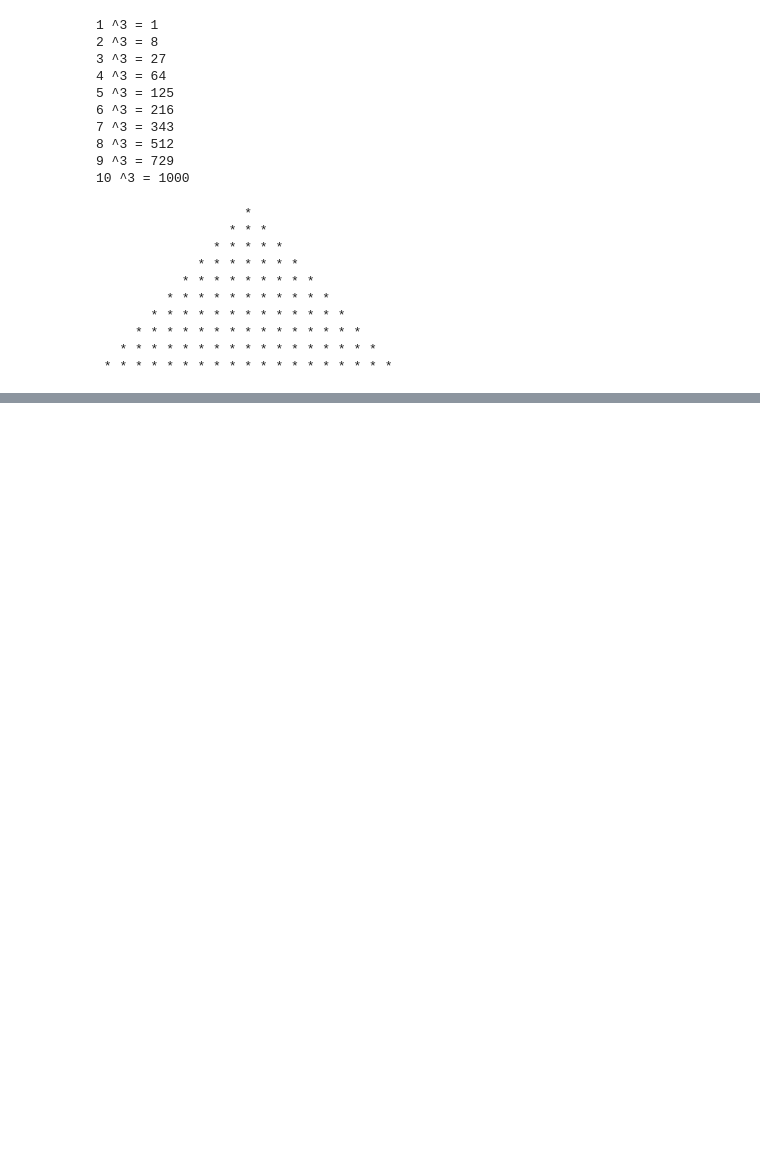
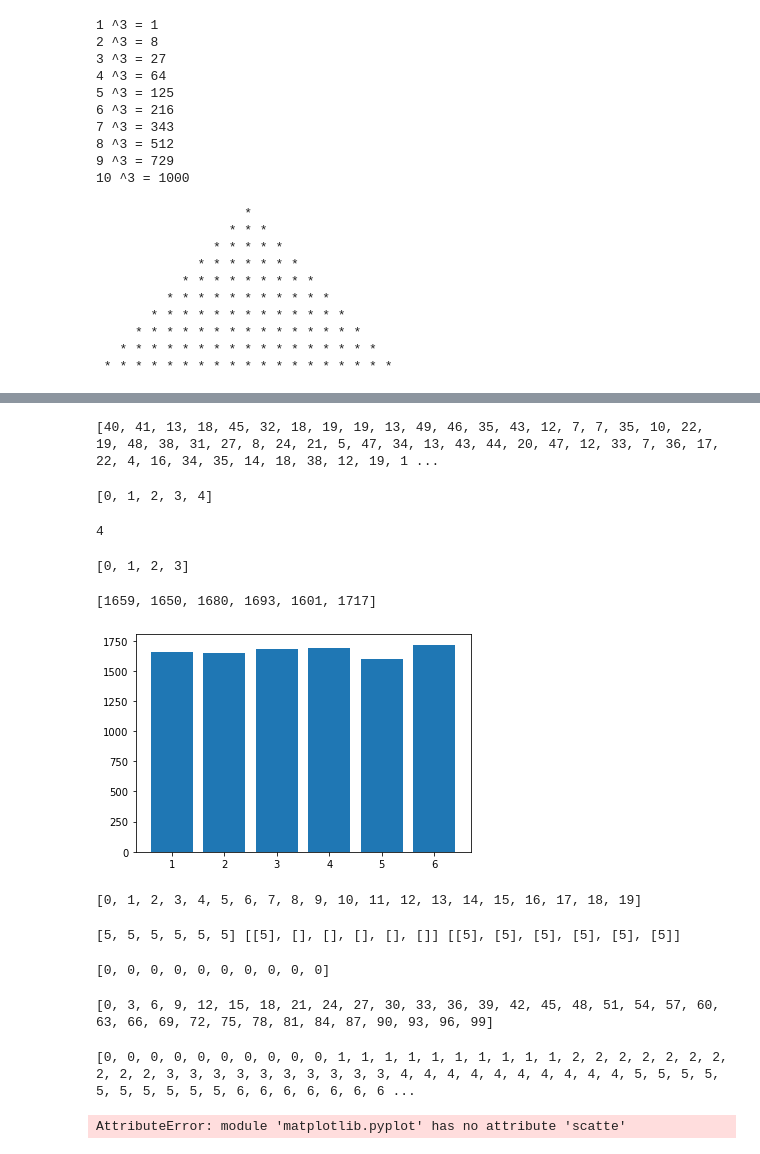
Before and after one commit to cashincai/CX-s-python-world, a Jupyter notebook: try.ipynb, the cells around one changed output, grey strips where cells are left out. Saved outputs shown, nothing was run; the diff lists cells and outputs as text; code cells hidden in the pictures; blank space fills up the shorter version.

```diff
--- a/try.ipynb
+++ b/try.ipynb
@@ -335,0 +532,23 @@ for i in range(1, 10):
+# %%
+import random
+
+
+a = [None] * 100
+for x in range(100):
+    a[x] = random.randint(0,50)
+print(a)
+# %% [output]
+[40, 41, 13, 18, 45, 32, 18, 19, 19, 13, 49, 46, 35, 43, 12, 7, 7, 35, 10, 22, 19, 48, 38, 31, 27, 8, 24, 21, 5, 47, 34, 13, 43, 44, 20, 47, 12, 33, 7, 36, 17, 22, 4, 16, 34, 35, 14, 18, 38, 12, 19, 1 ...
+# %%
+a = list(range(5))
+a
+# %% [output]
+[0, 1, 2, 3, 4]
+# %%
+a.pop()
+# %% [output]
+4
+# %%
+a
+# %% [output]
+[0, 1, 2, 3]
@@ -335,0 +566,53 @@ for i in range(1, 10):
+# %%
+import random
+import matplotlib.pyplot as plt
+count = [0]*6
+
+for _ in range(10000):
+    count[random.randint(0,5)] += 1
+
+print(count)
+
+plt.bar(range(1,7),count)
+plt.show()
+# %% [output]
+[1659, 1650, 1680, 1693, 1601, 1717]
+[figure, added]
+# %%
+a = [i for i  in range(20) ]
+a
+# %% [output]
+[0, 1, 2, 3, 4, 5, 6, 7, 8, 9, 10, 11, 12, 13, 14, 15, 16, 17, 18, 19]
+# %%
+import random
+
+count = [5]*6
+portions = [[5],[],[],[],[],[]]
+PRO = [[5]]*6
+print(count,portions,PRO)
+portions.append(8)
+
+
+import matplotlib.pyplot as plt
+# %% [output]
+[5, 5, 5, 5, 5, 5] [[5], [], [], [], [], []] [[5], [5], [5], [5], [5], [5]]
+# %%
+a = list(range(9))
+b = [ _ * _ for _ in a ]
+b = [ 0 for _ in range(10)]
+c
+# %% [output]
+[0, 0, 0, 0, 0, 0, 0, 0, 0, 0]
+# %%
+a = [x for x in range(100) if x % 3 ==0]
+print(a)
+# %% [output]
+[0, 3, 6, 9, 12, 15, 18, 21, 24, 27, 30, 33, 36, 39, 42, 45, 48, 51, 54, 57, 60, 63, 66, 69, 72, 75, 78, 81, 84, 87, 90, 93, 96, 99]
+# %%
+x, y = [x for x in range(10) for y in range(10)],[y for x in range(10) for y in range(10)]
+print(x, y)
+plt.scatte(x, y)
+plt.show()
+# %% [output]
+[0, 0, 0, 0, 0, 0, 0, 0, 0, 0, 1, 1, 1, 1, 1, 1, 1, 1, 1, 1, 2, 2, 2, 2, 2, 2, 2, 2, 2, 2, 3, 3, 3, 3, 3, 3, 3, 3, 3, 3, 4, 4, 4, 4, 4, 4, 4, 4, 4, 4, 5, 5, 5, 5, 5, 5, 5, 5, 5, 5, 6, 6, 6, 6, 6, 6, 6 ...
+AttributeError: module 'matplotlib.pyplot' has no attribute 'scatte'
```
Also changed, not shown: parts of 27 cells of this notebook, 3 other files.
